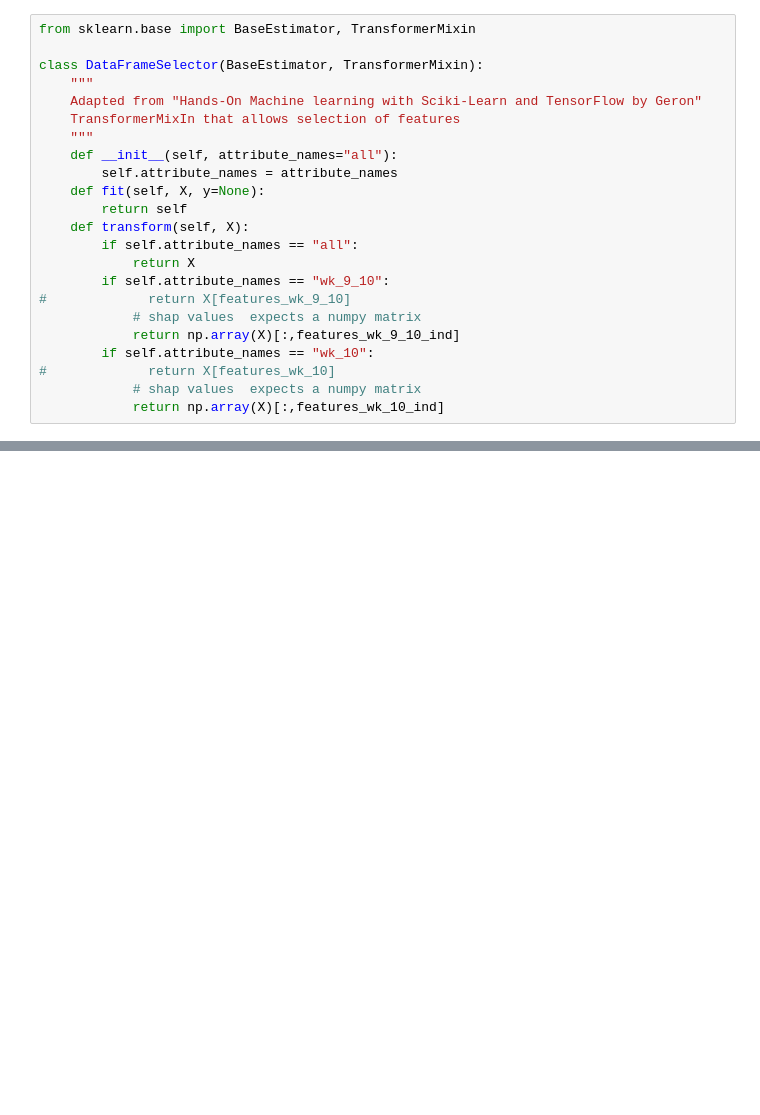
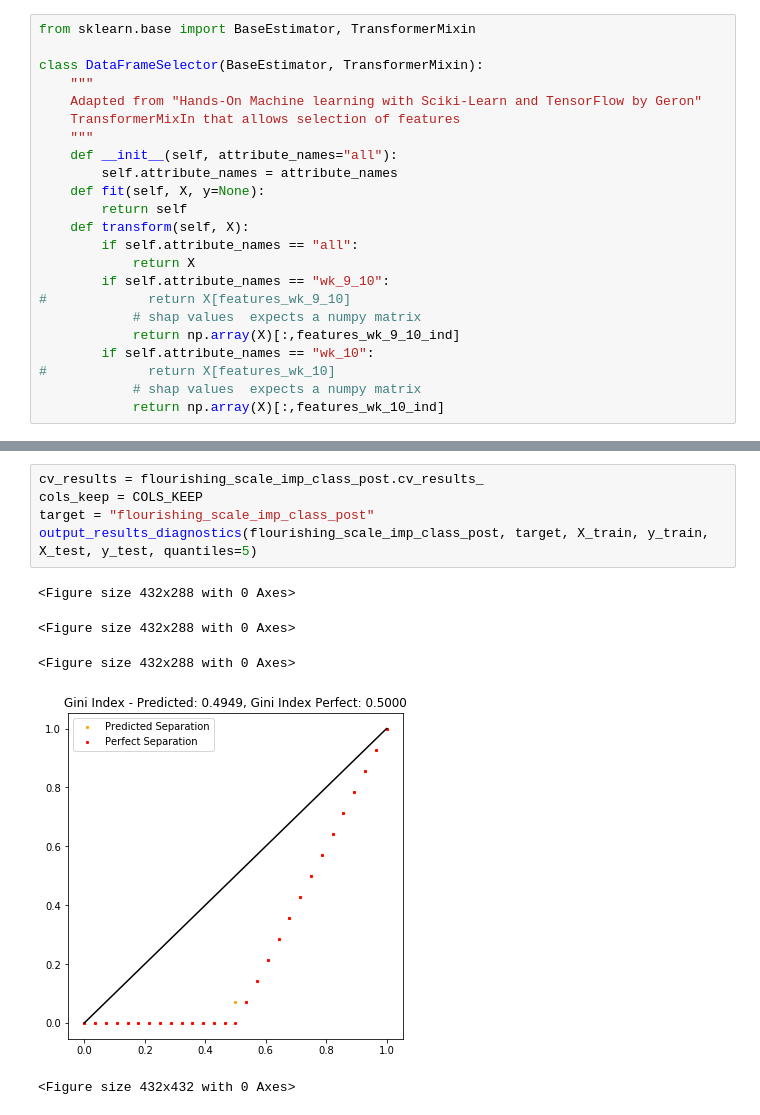
Before and after one commit to AndrewLSyd/COMP9417_major_project-1, a Jupyter notebook: 04_SVM.ipynb, the cells around one changed output, grey strips where cells are left out. Saved outputs shown, nothing was run; the diff lists cells and outputs as text; blank space fills up the shorter version.

```diff
--- a/04_SVM.ipynb
+++ b/04_SVM.ipynb
@@ -412,0 +448,11 @@ array([45.34870074, 45.89978746, 45.92272232, 41.98778182, 45.19755615,
+# %%
+cv_results = flourishing_scale_imp_class_post.cv_results_
+cols_keep = COLS_KEEP
+target = "flourishing_scale_imp_class_post"
+output_results_diagnostics(flourishing_scale_imp_class_post, target, X_train, y_train, X_test, y_test, quantiles=5)
+# %% [output]
+<Figure size 432x288 with 0 Axes>
+<Figure size 432x288 with 0 Axes>
+<Figure size 432x288 with 0 Axes>
+[figure, added]
+<Figure size 432x432 with 0 Axes>
```
Also changed, not shown: parts of 21 cells of this notebook, 50 other files.
